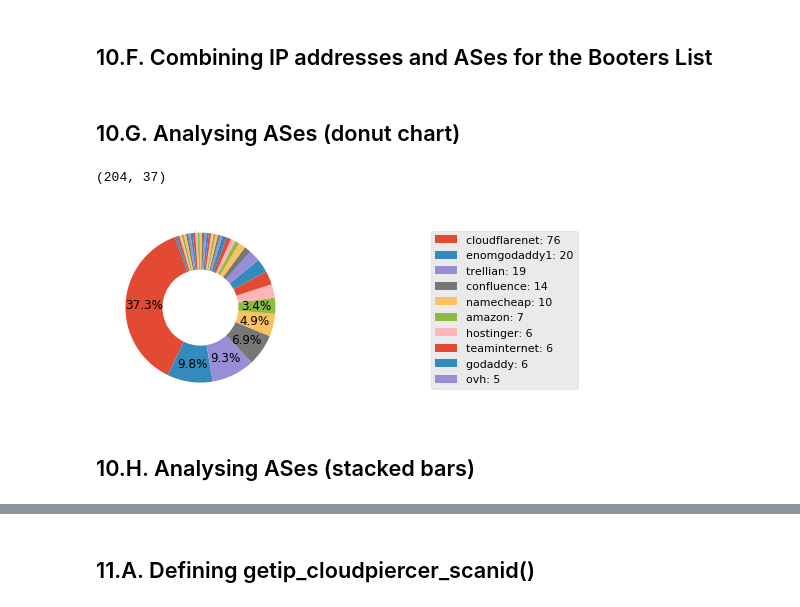
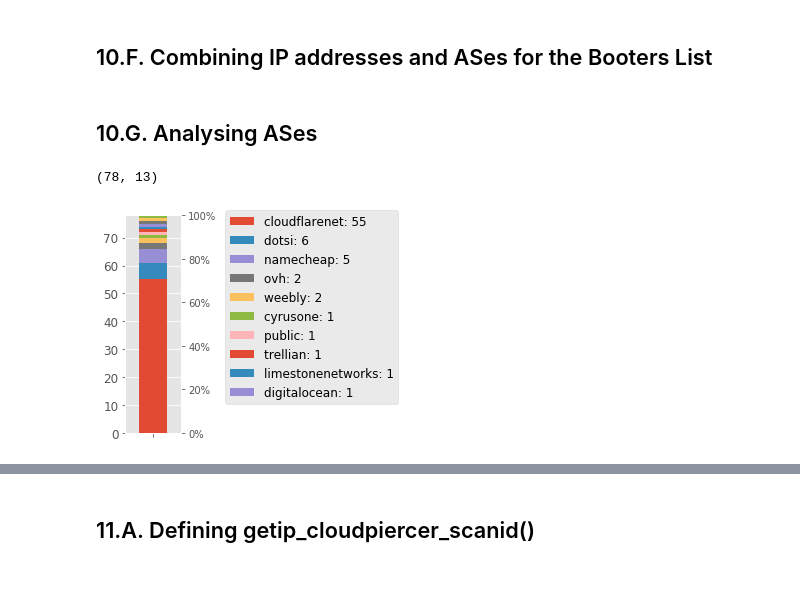
Before and after one commit to jjsantanna/booters_ecosystem_analysis, a Jupyter notebook: booters_ecosystem_analysis.ipynb, the cells around one changed output, grey strips where cells are left out. Drawn from its saved outputs; the diff is of its cells as text; code cells hidden in the pictures; blank space fills up the shorter version.

```diff
--- a/booters_ecosystem_analysis.ipynb
+++ b/booters_ecosystem_analysis.ipynb
@@ -913,12 +651,0 @@ get_ip('jairsantanna.com')
-# %%
-if (os.path.exists('enrichments/domain_ip.txt')== False):
-    f = open('enrichments/domain_ip.txt', 'w')
-    for i in df['booter'].unique():
-        domain_ip=get_ip(i)
-        print(i,str(domain_ip),sep=';') #Debugging purpose
-        print(i,str(domain_ip),sep=';',file=f)
-        time.sleep(random.randint(1,3)) #adding some random sleep time
-        f.flush()
-    f.close()
-else:
-    print("The list of domains was already checked.")
@@ -929,4 +672,4 @@ The list of domains was already checked.
 # %%
-df_ips = pd.read_csv('enrichments/domain_ip.txt', names = ['booter','ip'], delimiter=";")
+df_ips = pd.read_csv('enrichments/domain_ip.csv', names = ['booter','ip','measurement_date'], delimiter=";")
 # %% [markdown]
 # 10. Collecting and Analysing Autonomous Systems (ASes)
@@ -980,5 +687,5 @@ The list of domains was already checked.
 # %%
-df_ips_iptoasn = pd.read_csv('enrichments/iptoasn_response.txt',\
+df_ips_iptoasn = pd.read_csv('enrichments/domain_asn_teamcymru.txt',\
                              skiprows=1,\
                              delimiter="\s+\|\s",\
                              names = ['asn', 'ip', 'bgp_prefix', 'country','registry','info_date','as_name'])
@@ -990,7 +697,7 @@ df_ips_extended= pd.merge(df_ips,df_ips_iptoasn,
                           left_on = 'ip',
                           right_on = 'ip')
 # %% [markdown]
-## 10.G. Analysing ASes (donut chart)
+## 10.G. Analysing ASes
 # %%
 asn_all=df_ips_extended['as_name']\
                             .dropna()\
@@ -1009,37 +716,34 @@ asn.index=asn.index.str.replace('as','godaddy',n=1)
 
 #OLD ANALYSIS. Problem: doesn't differenciate btw AMAZON-02 and AMAZON-AES
 #asn=df_ips_extended.groupby(['asn','as_name']).size().order(ascending=False)
-
 len(asn_all),len(asn)
 # %% [output]
-(204, 37)
+(78, 13)
 # %%
-fig = plt.figure(figsize=(3, 3))
-# fig.suptitle('Autonomous System Distribution', fontsize=14)
+fig = plt.figure(figsize=(1, 4))
+fig.subplots_adjust(hspace=0.5,wspace=0.3)
 
-ax1 = plt.subplot2grid((1,1), (0,0))
+ax2 = plt.subplot2grid((1,1), (0,0))
 
-def my_autopct(pct):
-    return ('%.1f' % pct)+"%" if pct > 3 else ''
+ax1 = ax2.twinx()
+ax1.yaxis.set_major_formatter(ticker.FuncFormatter(lambda y, _: '{:.0%}'.format(y)))
 
-asn.plot(ax=ax1,kind='pie', labels=None, autopct=my_autopct,startangle=110,pctdistance=0.75, labeldistance=1.05,fontsize=12)
-ax1.set_ylabel("")
+asn.to_frame().T.plot(kind='bar',ax=ax2, legend=False, stacked=True, title="",fontsize=12).set_zorder(1)
+ax2.set_xlabel("")
+ax2.set_ylim(0,len(df_ips_extended.dropna()))
 
-# For Pie Chart Better Legend boxb
+legend_show_top=10
 labels = ['{0}: {1}'.format(i,j) for i,j in zip(asn.index, asn.values)]
-legend_show_top=10
-ax1.legend(ax1.patches[0:legend_show_top],
-           labels[0:legend_show_top],
-           bbox_to_anchor=(1.7, .94),
-           fontsize=11)
 
-centre_circle = plt.Circle((0,0),0.5,color='white', fc='white',linewidth=1)
-fig.gca().add_artist(centre_circle)
+ax2.legend(ax2.patches[0:legend_show_top],
+         labels[0:legend_show_top],
+           bbox_to_anchor=(5, 1.05),
+           fontsize=12)
+#
+plt.setp( ax2.get_xticklabels(), visible=False)
 
-fig.tight_layout()
+
 fig.show()
-fig.savefig(output_figures+'ases_donut.eps', bbox_inches='tight',format='eps', dpi=1200)
+fig.savefig(output_figures+'ases_scatter.eps', bbox_inches='tight',format='eps', dpi=1200)
 # %% [output]
-[figure, old version]
+[figure, new version]
-# %% [markdown]
-## 10.H. Analysing ASes (stacked bars)
```
Also changed, not shown: parts of 147 cells of this notebook, 55 other files.
